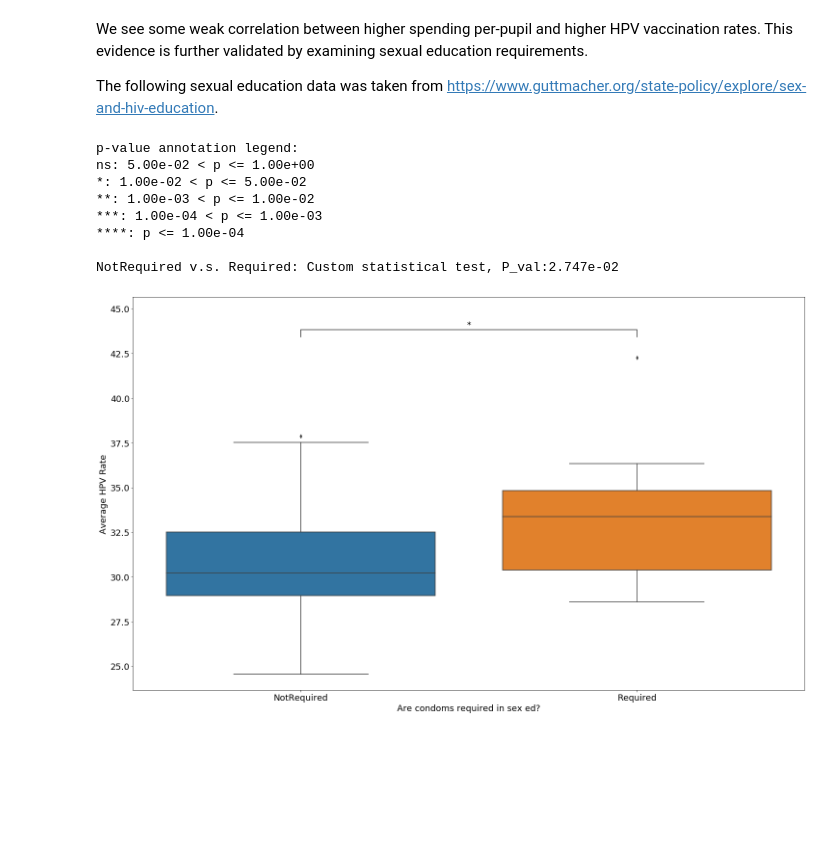
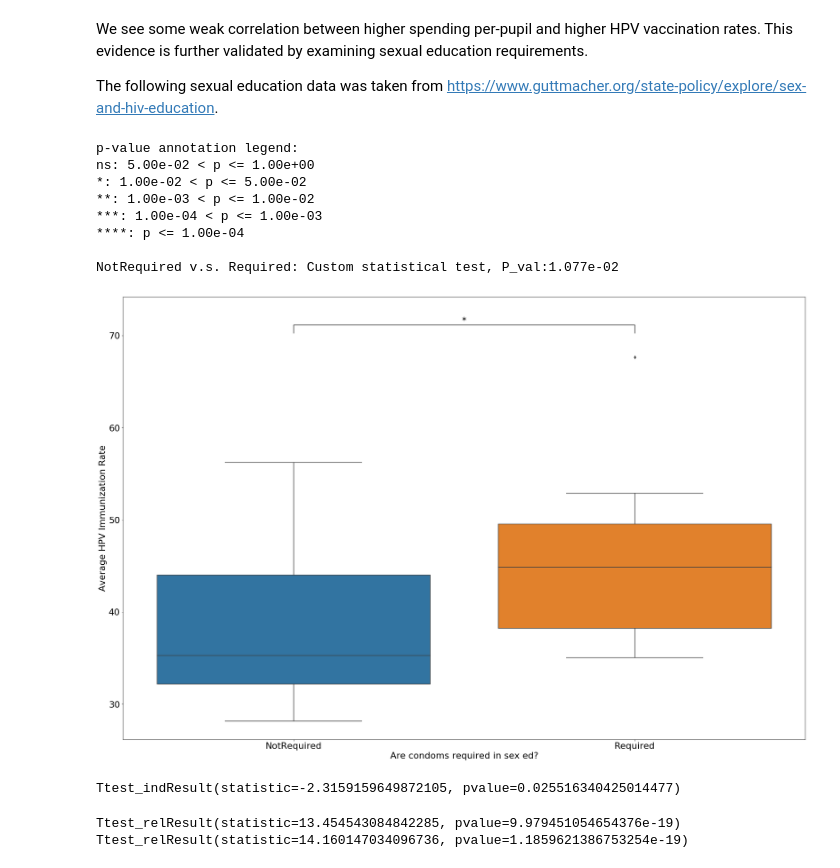
Before and after one commit to SpacemanSpiff7/BMI_stats_FinalProject, a Jupyter notebook: Longo_BMI_Final.ipynb, the cells around one changed output. Saved outputs shown, nothing was run; the diff lists cells and outputs as text; code cells hidden in the pictures; blank space fills up the shorter version.

```diff
--- a/Longo_BMI_Final.ipynb
+++ b/Longo_BMI_Final.ipynb
@@ -89,0 +133,3 @@ expenditures.sort_values(by='CostPerStudent').head()
+# %%
+plt.rcParams['figure.figsize'] = 40, 15 # height, width
+plt.rcParams['font.size'] = 25
@@ -90,9 +161,10 @@ expenditures.sort_values(by='CostPerStudent').head()
 # %%
-df =pd.read_csv('hpv_clean_w_err.csv', index_col=0)
+df = pd.read_csv('hpv_clean_w_err.csv', index_col=0)
 df.columns = ['State', *df.columns[1:]]
 df = df.set_index('State')
-hpv = df.iloc[:,3:9]
+hpv = df.iloc[:, 3:9]
 hpv['AverageHPV_Rate'] = df.mean(axis=1)
+hpv['AdjustedAverage'] = (df['gte2_HPV_fem'] + df['gte3_HPV_fem'] + df['gte2_HPV_m'] + df['gte3_HPV_m'])/4
 hpv = hpv.sort_index()
 sns.scatterplot(y=hpv.AverageHPV_Rate, x=expenditures.CostPerStudent)
 plot_trendline(y=hpv.AverageHPV_Rate, x=expenditures.CostPerStudent)
@@ -105,0 +201,3 @@ See the caveats in the documentation: https://pandas.pydata.org/pandas-docs/stab
+# %%
+plt.rcParams['figure.figsize'] = 30, 20 # height, width
+plt.rcParams['font.size'] = 22
@@ -109,21 +257,34 @@ We see some weak correlation between higher spending per-pupil and higher HPV va
 The following sexual education data was taken from https://www.guttmacher.org/state-policy/explore/sex-and-hiv-education.
 # %%
 cdm = pd.read_csv('condoms.csv', header=None, index_col=0)
-cdm[2] = [hpv.loc[x, 'AverageHPV_Rate'] for x in cdm.index]
+cdm[2] = [hpv.loc[x, 'AdjustedAverage'] for x in cdm.index]
 #sns.boxplot(cdm[1], cdm[2])
-cdm.columns = ['Required', 'AverageHPV_Rate']
-mww_2g(cdm[cdm.Required == 0].AverageHPV_Rate, cdm[cdm.Required == 1].AverageHPV_Rate,
-       names=['NotRequired', 'Required'], col_names=['Average HPV Rate', 'Are condoms required in sex ed?'])
+cdm.columns = ['Required', 'AdjustedAverage']
+mww_2g(cdm[cdm.Required == 0].AdjustedAverage,
+       cdm[cdm.Required == 1].AdjustedAverage,
+       names=['NotRequired', 'Required'],
+       col_names=['Average HPV Immunization Rate', 'Are condoms required in sex ed?'])
 # %% [output]
 p-value annotation legend:
 ns: 5.00e-02 < p <= 1.00e+00
 *: 1.00e-02 < p <= 5.00e-02
 **: 1.00e-03 < p <= 1.00e-02
 ***: 1.00e-04 < p <= 1.00e-03
 ****: p <= 1.00e-04
 
-NotRequired v.s. Required: Custom statistical test, P_val:2.747e-02
+NotRequired v.s. Required: Custom statistical test, P_val:1.077e-02
-[figure, old version]
+[figure, new version]
+# %%
+stats.ttest_ind(cdm[cdm.Required == 0].AdjustedAverage, cdm[cdm.Required == 1].AdjustedAverage)
+# %% [output]
+Ttest_indResult(statistic=-2.3159159649872105, pvalue=0.025516340425014477)
+# %%
+from scipy import stats
+print(stats.ttest_rel(hpv['gte2_HPV_fem'], hpv['gte2_HPV_m']))
+print(stats.ttest_rel(hpv['gte3_HPV_fem'], hpv['gte3_HPV_m']))
+# %% [output]
+Ttest_relResult(statistic=13.454543084842285, pvalue=9.979451054654376e-19)
+Ttest_relResult(statistic=14.160147034096736, pvalue=1.1859621386753254e-19)
 # %%
 # Some helper functions
 
```
Also changed, not shown: parts of 18 cells of this notebook, 4 other files.
